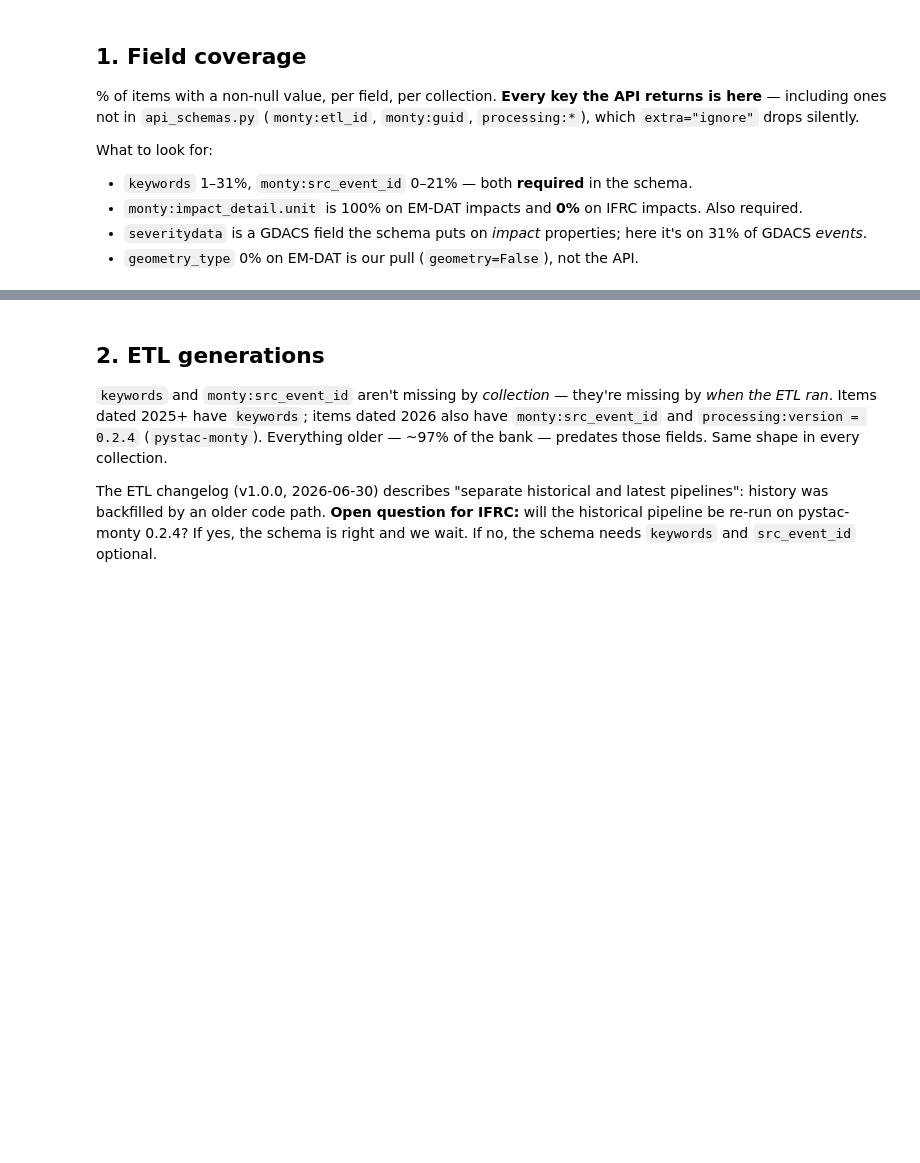
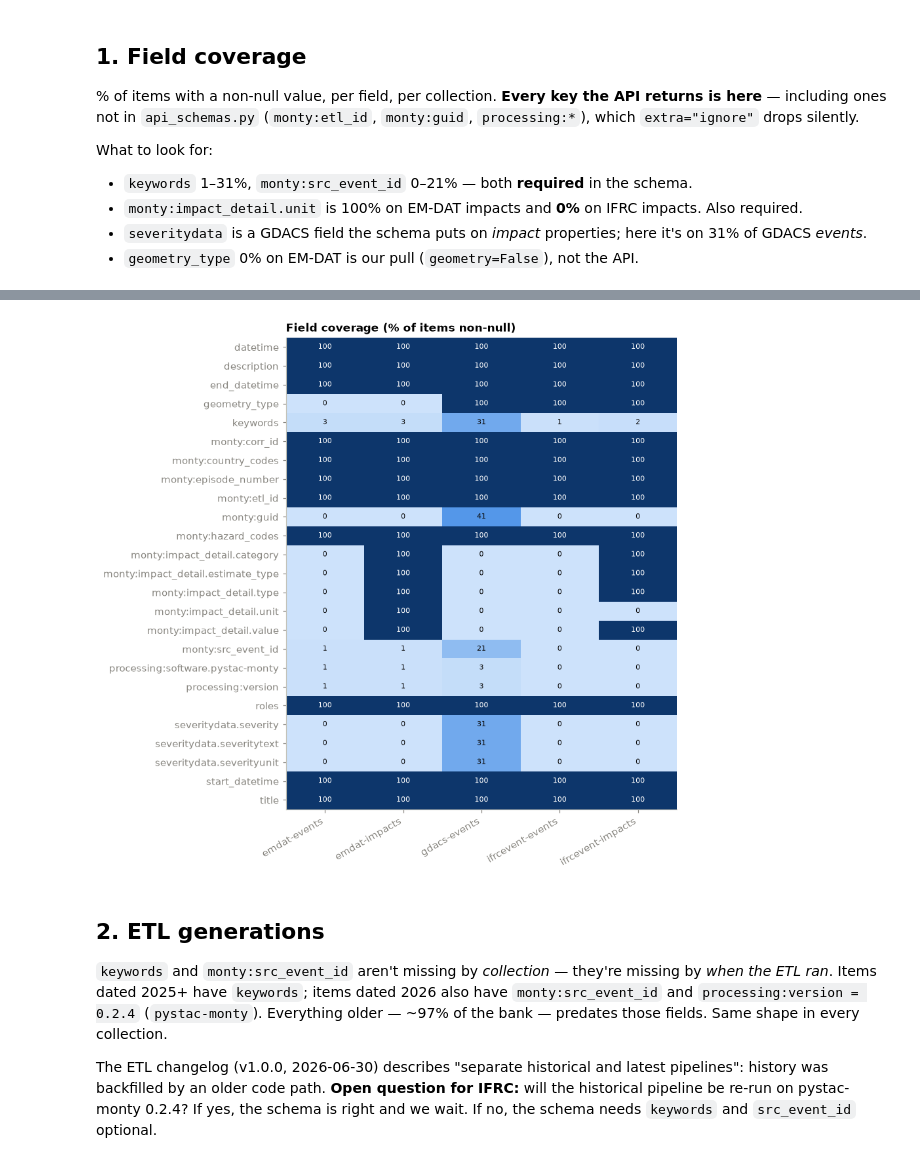
Before and after one commit to jbugli-NJ/fall-2026-group2, a Jupyter notebook: notebooks/eda_nb.ipynb, the cells around one changed output, grey strips where cells are left out. Cells and saved outputs as stored; diff of their text form; code cells hidden in the pictures; blank space fills up the shorter version.

```diff
--- a/notebooks/eda_nb.ipynb
+++ b/notebooks/eda_nb.ipynb
@@ -188,5 +259,25 @@ shape: (25, 6)
 | "start_datetime" | 100.0 | 100.0 | 100.0 | 100.0 | 100.0 |
 | "title" | 100.0 | 100.0 | 100.0 | 100.0 | 100.0 |
+# %%
+# Same table as a heatmap: dark = present, light = missing. The pale rows are the schema's required fields.
+fields = coverage["field"].to_list()
+cols = sorted(c for c in coverage.columns if c != "field")
+mat = coverage.select(cols).to_numpy()
+
+fig, ax = plt.subplots(figsize=(7, 0.3 * len(fields) + 1))
+im = ax.imshow(mat, cmap=BLUES, vmin=0, vmax=100, aspect="auto")
+ax.set_xticks(range(len(cols)), cols, rotation=30, ha="right")
+ax.set_yticks(range(len(fields)), fields)
+ax.grid(False)
+# print the number in each cell so colour never carries the value alone
+for i in range(len(fields)):
+    for j in range(len(cols)):
+        v = mat[i, j]
+        ax.text(j, i, f"{v:.0f}", ha="center", va="center", fontsize=7, color="white" if v > 55 else INK)
+ax.set_title("Field coverage (% of items non-null)")
+plt.show()
+# %% [output]
+[figure, added]
 # %% [markdown]
 ## 2. ETL generations
 
```
Also changed, not shown: parts of 24 cells of this notebook, 1 other file.
